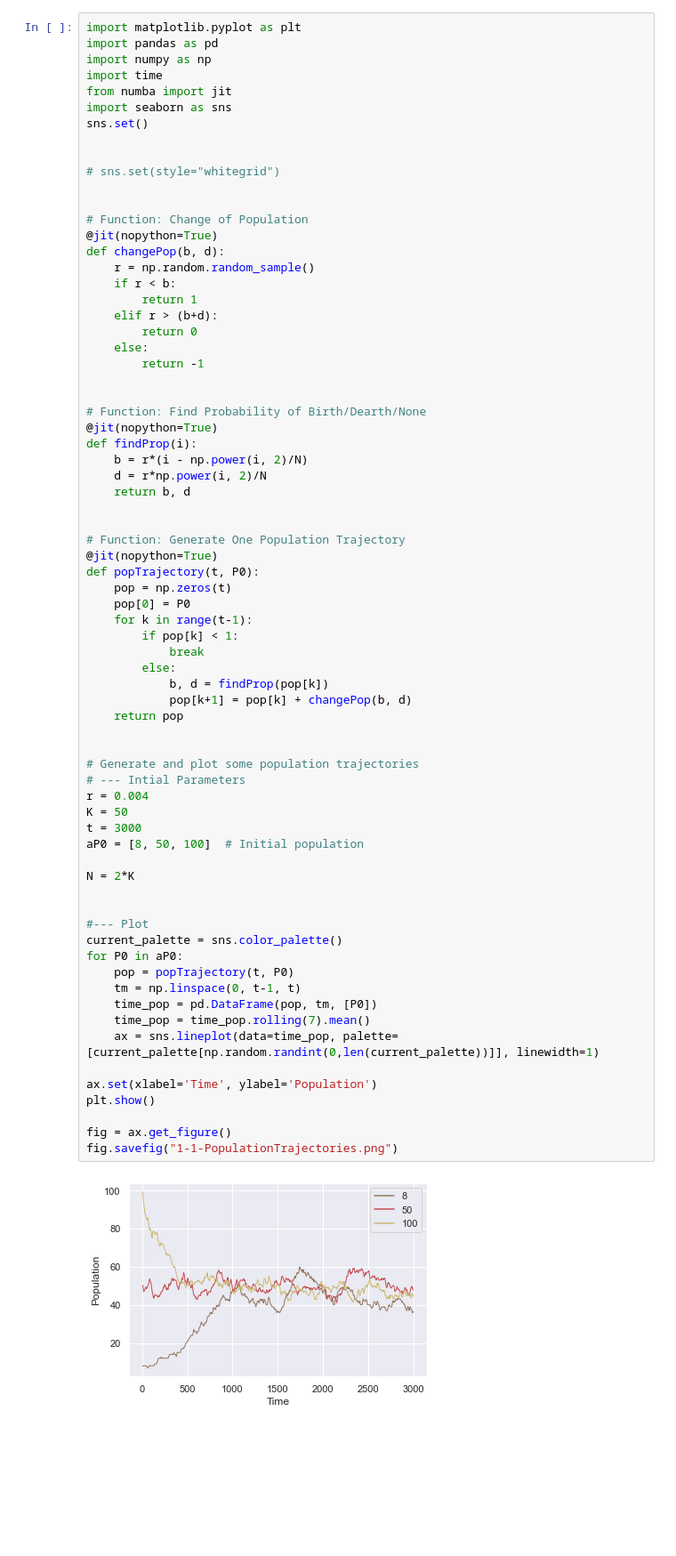
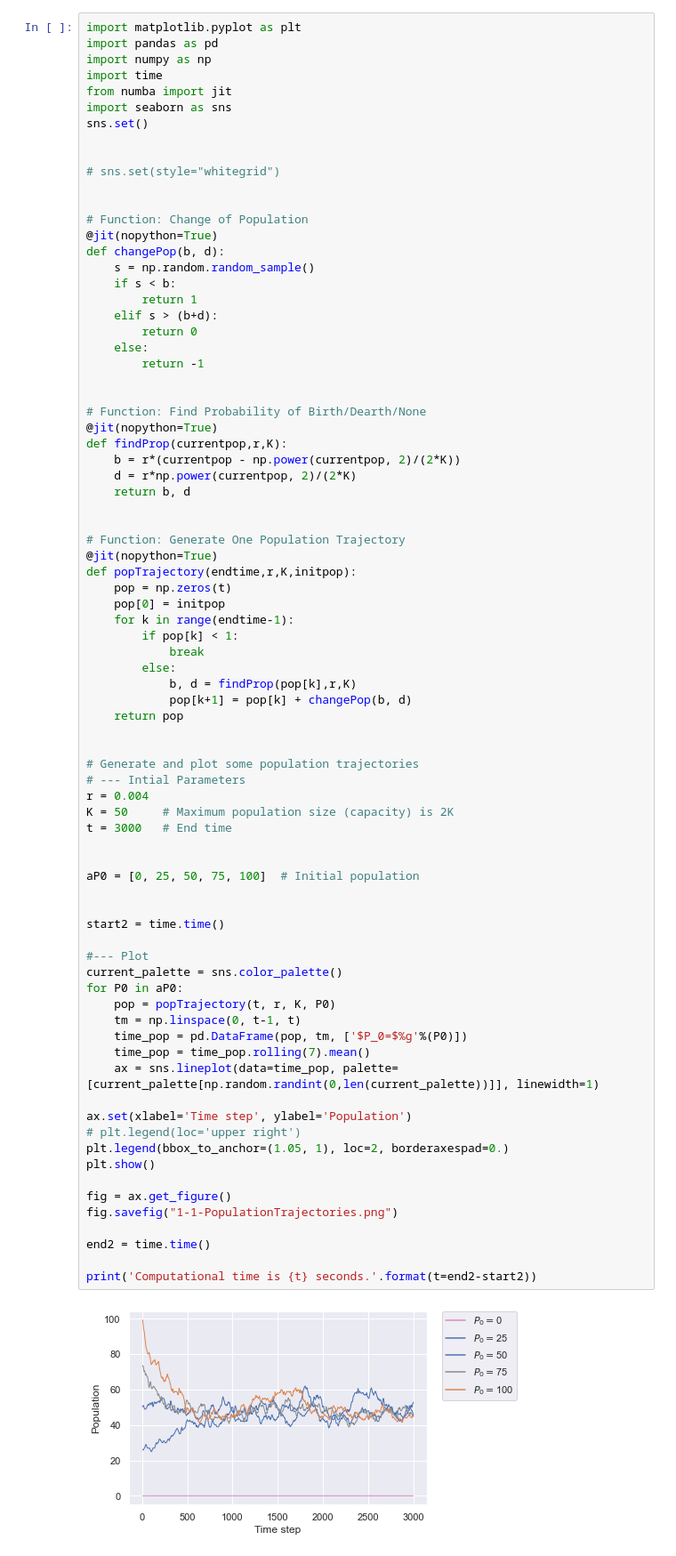
Before and after one commit to trienthuyendang/M6397-StochasticProcesses, a Jupyter notebook: Computational-challenges/CompChallenge2.ipynb, the cells around one changed output. Shown: that part at 89% size. Drawn from its saved outputs; the diff is of its cells as text; blank space fills up the shorter version.

```diff
--- a/Computational-challenges/CompChallenge2.ipynb
+++ b/Computational-challenges/CompChallenge2.ipynb
@@ -20,10 +20,10 @@ sns.set()
 # Function: Change of Population
 @jit(nopython=True)
 def changePop(b, d):
-    r = np.random.random_sample()
-    if r < b:
+    s = np.random.random_sample()
+    if s < b:
         return 1
-    elif r > (b+d):
+    elif s > (b+d):
         return 0
     else:
         return -1
@@ -31,49 +31,57 @@ def changePop(b, d):
 
 # Function: Find Probability of Birth/Dearth/None
 @jit(nopython=True)
-def findProp(i):
-    b = r*(i - np.power(i, 2)/N)
-    d = r*np.power(i, 2)/N
+def findProp(currentpop,r,K):
+    b = r*(currentpop - np.power(currentpop, 2)/(2*K))
+    d = r*np.power(currentpop, 2)/(2*K)
     return b, d
 
 
 # Function: Generate One Population Trajectory
 @jit(nopython=True)
-def popTrajectory(t, P0):
+def popTrajectory(endtime,r,K,initpop):
     pop = np.zeros(t)
-    pop[0] = P0
-    for k in range(t-1):
+    pop[0] = initpop
+    for k in range(endtime-1):
         if pop[k] < 1:
             break
         else:
-            b, d = findProp(pop[k])
+            b, d = findProp(pop[k],r,K)
             pop[k+1] = pop[k] + changePop(b, d)
     return pop
 
 
 # Generate and plot some population trajectories
 # --- Intial Parameters
 r = 0.004
-K = 50
-t = 3000
-aP0 = [8, 50, 100]  # Initial population
+K = 50     # Maximum population size (capacity) is 2K
+t = 3000   # End time
 
-N = 2*K
 
+aP0 = [0, 25, 50, 75, 100]  # Initial population
+
+
+start2 = time.time()
 
 #--- Plot
 current_palette = sns.color_palette()
 for P0 in aP0:
-    pop = popTrajectory(t, P0)
+    pop = popTrajectory(t, r, K, P0)
     tm = np.linspace(0, t-1, t)
-    time_pop = pd.DataFrame(pop, tm, [P0])
+    time_pop = pd.DataFrame(pop, tm, ['$P_0=$%g'%(P0)])
     time_pop = time_pop.rolling(7).mean()
     ax = sns.lineplot(data=time_pop, palette=[current_palette[np.random.randint(0,len(current_palette))]], linewidth=1)
 
-ax.set(xlabel='Time', ylabel='Population')
+ax.set(xlabel='Time step', ylabel='Population')
+# plt.legend(loc='upper right')
+plt.legend(bbox_to_anchor=(1.05, 1), loc=2, borderaxespad=0.)
 plt.show()
 
 fig = ax.get_figure()
 fig.savefig("1-1-PopulationTrajectories.png")
+
+end2 = time.time()
+
+print('Computational time is {t} seconds.'.format(t=end2-start2))
 # %% [output]
-[figure, old version]
+[figure, new version]
```
Also changed, not shown: parts of 7 cells of this notebook, 1 other file.
